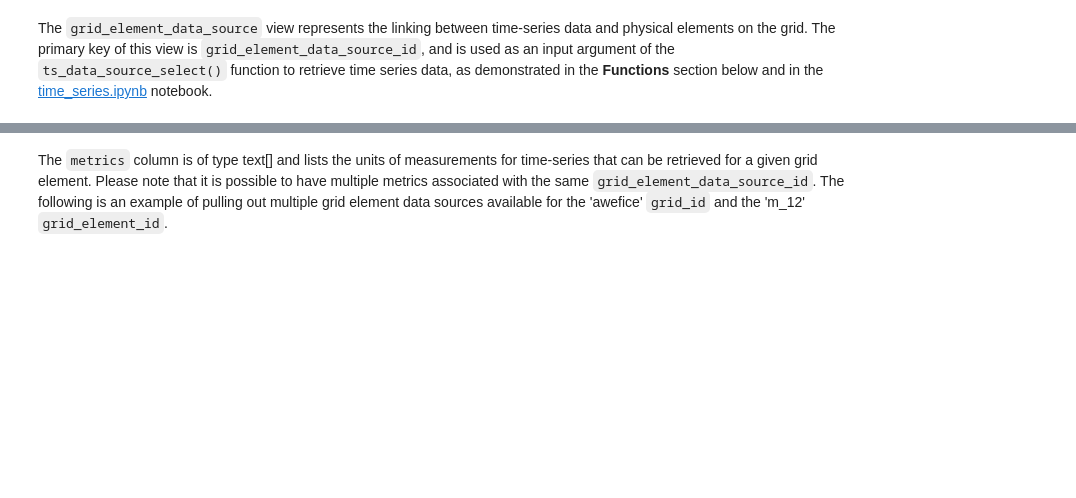
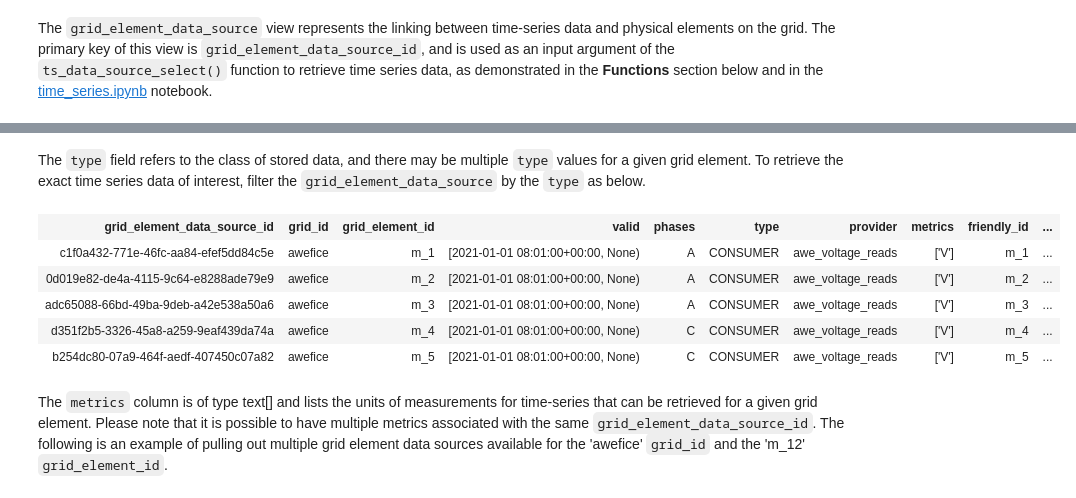
Before and after one commit to alundy98/SERCuit-Breakers-UAI-Hackathon-Data-Center-Project, a Jupyter notebook: intro_and_tutorials/2_main_concepts/main_concepts.ipynb, the cells around one changed output, grey strips where cells are left out. Cells and saved outputs as stored; diff of their text form; code cells hidden in the pictures; blank space fills up the shorter version.

```diff
--- a/intro_and_tutorials/2_main_concepts/main_concepts.ipynb
+++ b/intro_and_tutorials/2_main_concepts/main_concepts.ipynb
@@ -164,3 +196,19 @@ LIMIT 5;
+# %% [markdown]
+The `type` field refers to the class of stored data, and there may be multiple `type` values for a given grid element. To retrieve the exact time series data of interest, filter the `grid_element_data_source` by the `type` as below.
+# %%
+%%sql
+
+SELECT *
+FROM grid_element_data_source
+WHERE type = 'CONSUMER'
+LIMIT 5;
+# %% [output]
+| grid_element_data_source_id | grid_id | grid_element_id | valid | phases | type | provider | metrics | friendly_id | ... |
+| c1f0a432-771e-46fc-aa84-efef5dd84c5e | awefice | m_1 | [2021-01-01 08:01:00+00:00, None) | A | CONSUMER | awe_voltage_reads | ['V'] | m_1 | ... |
+| 0d019e82-de4a-4115-9c64-e8288ade79e9 | awefice | m_2 | [2021-01-01 08:01:00+00:00, None) | A | CONSUMER | awe_voltage_reads | ['V'] | m_2 | ... |
+| adc65088-66bd-49ba-9deb-a42e538a50a6 | awefice | m_3 | [2021-01-01 08:01:00+00:00, None) | A | CONSUMER | awe_voltage_reads | ['V'] | m_3 | ... |
+| d351f2b5-3326-45a8-a259-9eaf439da74a | awefice | m_4 | [2021-01-01 08:01:00+00:00, None) | C | CONSUMER | awe_voltage_reads | ['V'] | m_4 | ... |
+| b254dc80-07a9-464f-aedf-407450c07a82 | awefice | m_5 | [2021-01-01 08:01:00+00:00, None) | C | CONSUMER | awe_voltage_reads | ['V'] | m_5 | ... |
 # %% [markdown]
 The `metrics` column is of type text[] and lists the units of measurements for time-series that can be retrieved for a given grid element. Please note that it is possible to have multiple metrics associated with the same `grid_element_data_source_id`. The following is an example of pulling out multiple grid element data sources available for the 'awefice' `grid_id` and the 'm_12' `grid_element_id`.
 # %%
```
Also changed, not shown: parts of 17 cells of this notebook, 25 other files.
